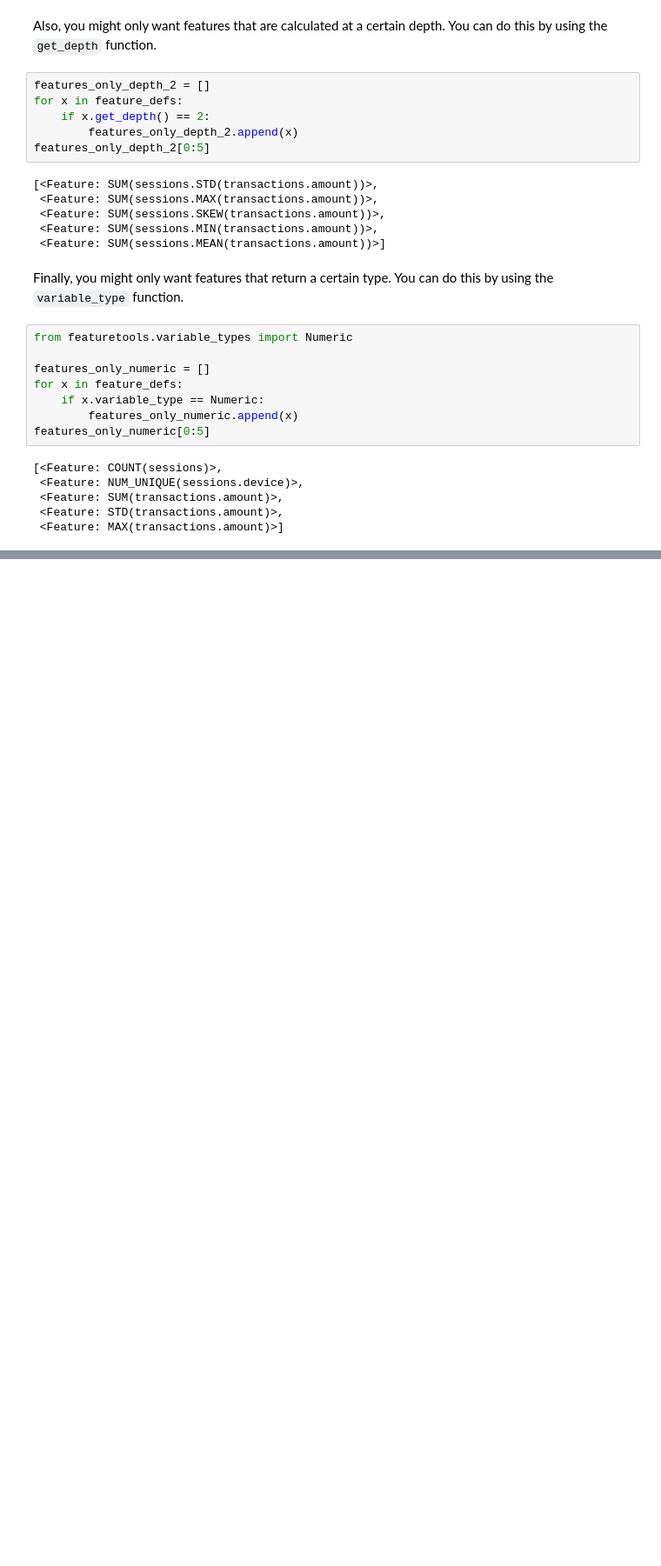
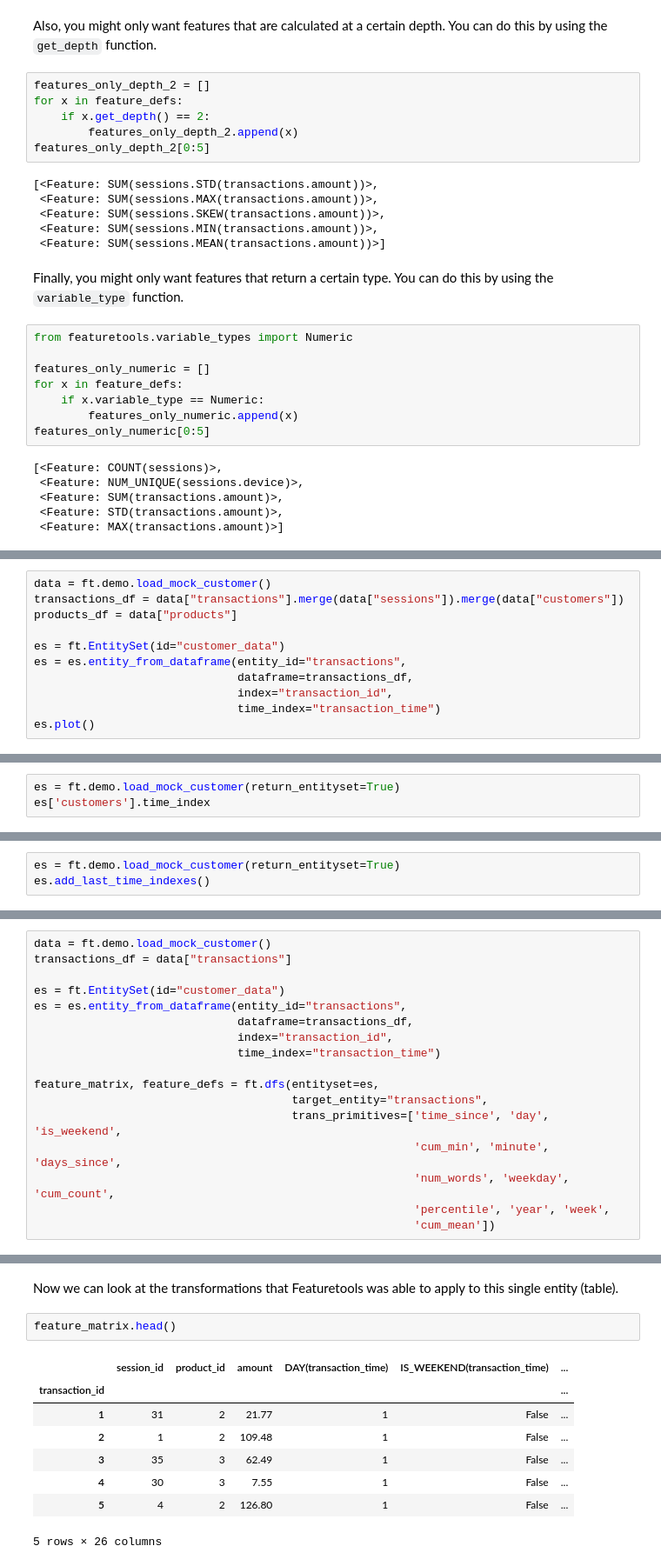
Before and after one commit to alteryx/featuretools, a Jupyter notebook: docs/source/guides/frequently_asked_questions.ipynb, the cells around one changed output, grey strips where cells are left out. Shown: that part at 87% size. Cells and saved outputs as stored; diff of their text form; blank space fills up the shorter version.

```diff
--- a/docs/source/guides/frequently_asked_questions.ipynb
+++ b/docs/source/guides/frequently_asked_questions.ipynb
@@ -474,0 +518,11 @@ features_only_numeric[0:5]
+# %%
+data = ft.demo.load_mock_customer()
+transactions_df = data["transactions"].merge(data["sessions"]).merge(data["customers"])
+products_df = data["products"]
+
+es = ft.EntitySet(id="customer_data")
+es = es.entity_from_dataframe(entity_id="transactions",
+                              dataframe=transactions_df,
+                              index="transaction_id",
+                              time_index="transaction_time")
+es.plot()
@@ -474,0 +557,3 @@ features_only_numeric[0:5]
+# %%
+es = ft.demo.load_mock_customer(return_entityset=True)
+es['customers'].time_index
@@ -474,0 +584,3 @@ features_only_numeric[0:5]
+# %%
+es = ft.demo.load_mock_customer(return_entityset=True)
+es.add_last_time_indexes()
@@ -474,0 +604,17 @@ features_only_numeric[0:5]
+# %%
+data = ft.demo.load_mock_customer()
+transactions_df = data["transactions"]
+
+es = ft.EntitySet(id="customer_data")
+es = es.entity_from_dataframe(entity_id="transactions",
+                              dataframe=transactions_df,
+                              index="transaction_id",
+                              time_index="transaction_time")
+
+feature_matrix, feature_defs = ft.dfs(entityset=es,
+                                      target_entity="transactions",
+                                      trans_primitives=['time_since', 'day', 'is_weekend',
+                                                        'cum_min', 'minute', 'days_since',
+                                                        'num_words', 'weekday', 'cum_count',
+                                                        'percentile', 'year', 'week',
+                                                        'cum_mean'])
@@ -474,0 +632,13 @@ features_only_numeric[0:5]
+# %% [markdown]
+Now we can look at the transformations that Featuretools was able to apply to this single entity (table).
+# %%
+feature_matrix.head()
+# %% [output]
+|  | session_id | product_id | amount | DAY(transaction_time) | IS_WEEKEND(transaction_time) | ... |
+| transaction_id |  |  |  |  |  | ... |
+| 1 | 31 | 2 | 21.77 | 1 | False | ... |
+| 2 | 1 | 2 | 109.48 | 1 | False | ... |
+| 3 | 35 | 3 | 62.49 | 1 | False | ... |
+| 4 | 30 | 3 | 7.55 | 1 | False | ... |
+| 5 | 4 | 2 | 126.80 | 1 | False | ... |
+5 rows × 26 columns
```
Also changed, not shown: parts of 28 cells of this notebook.
